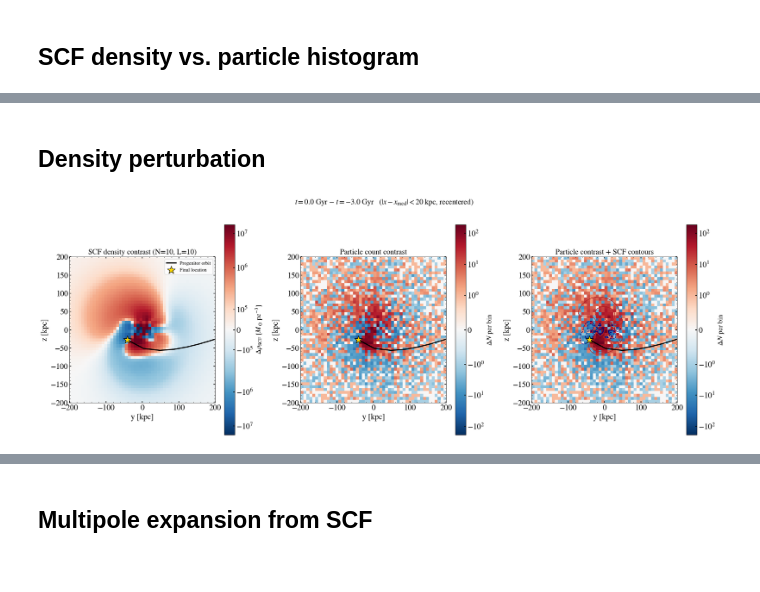
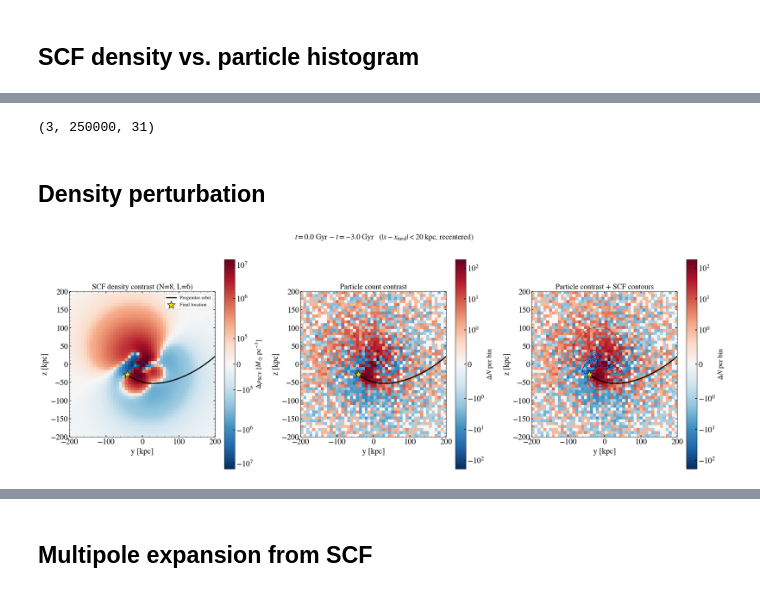
Before and after one commit to mylana-vn/onboarding-exercises, a Jupyter notebook: scf_density.ipynb, the cells around one changed output, grey strips where cells are left out. Drawn from its saved outputs; the diff is of its cells as text; code cells hidden in the pictures.

```diff
--- a/scf_density.ipynb
+++ b/scf_density.ipynb
@@ -20,13 +20,14 @@ plt.rcParams['font.serif'] = 'STIXGeneral'
 plt.rcParams['xtick.minor.visible'] = True
 plt.rcParams['ytick.minor.visible'] = True
 
-# lmc_path_nbody = np.load('/geir_data/scr/gabrielspace/onboarding-exercises/results/fiducial/nbody/snapshots.npz')
+#lmc_path_nbody = np.load('/geir_data/scr/gabrielspace/onboarding-exercises/results/fiducial/nbody/snapshots.npz')
 lmc_path_tp_o = np.load('/geir_data/scr/gabrielspace/onboarding-exercises/results/fiducial/tp_full/snapshots.npz')
 # lmc_halo_pos_nbody = lmc_path_nbody['halo_pos']
 lmc_halo_pos_tp_o = lmc_path_tp_o['halo_pos']
 
 # times = np.load('results/times.npy')
 times = lmc_path_tp_o["times"]
+times_lmc = np.load('results/times_lmc.npy')
 print(times)
 # pos_full = np.load('results/pos_full_plummer.npy')
 pos_full = lmc_halo_pos_tp_o.copy().T
@@ -46,7 +47,6 @@ i_ini = np.argmin(np.abs(times - (-3.0)))
 
 ro, vo = 8., 220.
 
-
 pos_raw = lmc_halo_pos_tp_o[-1]
 pos_raw_ini = lmc_halo_pos_tp_o[0]
 # %% [output]
@@ -183,6 +183,15 @@ Text(0, 0.5, 'z')
 # %%
 from matplotlib.colors import LogNorm
 import astropy.units as u
+
+lmc_path_nbody = np.load('/geir_data/scr/gabrielspace/onboarding-exercises/results/fiducial/nbody/snapshots.npz')
+lmc_pos_nbody = lmc_path_nbody['lmc_pos'] #- center
+
+print(lmc_pos_nbody.shape)
+
+# o_lmc_x = lmc_pos_nbody[:,0]
+# o_lmc_y = lmc_pos_nbody[:,1]
+# o_lmc_z = lmc_pos_nbody[:,2]
 
 o_lmc_x = np.load('results/o_lmc_x_plummer.npy')
 o_lmc_y = np.load('results/o_lmc_y_plummer.npy')
@@ -221,7 +230,8 @@ dens_pos = np.where(dens > 0, dens, np.nan)       # mask negative ringing (rho <
 levels = dmax * np.logspace(-4, -0.2, 8)
 
 # progenitor (satellite) orbit up to t_final, in the same recentered frame
-i_final =np.argmin(np.abs(times - t_final))
+i_final =np.argmin(np.abs(times_lmc - t_final))
+#center_ = np.median(pos_full, axis=1)[:,i_final]
 sy = o_lmc_y[:i_final+1] - center[1]
 sz = o_lmc_z[:i_final+1] - center[2]
 
@@ -268,3 +299,7 @@ plt.show()
+# %%
+pos_full.shape
+# %% [output]
+(3, 250000, 31)
 # %% [markdown]
 ## Density perturbation
 # %%
@@ -275,8 +310,8 @@ import astropy.units as u
 ro = 8.
 
 # ---- SCF settings (see note above): low-L is fast and captures the wake ----
-N_scf, L_scf = 10, 10
-t_init, t_final = -3.0, 0.0
+N_scf, L_scf = 8, 6
+t_init, t_final = -3.0, 0.
 slice_halfwidth = 20.0
 bins = 50
 extent = (-200, 200, -200, 200)
@@ -329,7 +364,7 @@ neg_lv = -pos_lv[::-1]
 
 # progenitor orbit, recentered to the final-snapshot halo median
 med_f = density_center(pos_full[:,:,np.argmin(np.abs(times - t_final))].T, mass)
-i_f = np.argmin(np.abs(times - t_final))
+i_f = np.argmin(np.abs(times_lmc - t_final))
 sy = o_lmc_y[:i_f + 1] - med_f[1]
 sz = o_lmc_z[:i_f + 1] - med_f[2]
 
@@ -341,31 +376,31 @@ def _overlay(ax):
     ax.set_xlabel('y [kpc]', fontsize=18); ax.set_ylabel('z [kpc]', fontsize=18)
     ax.set_aspect('equal')
 
 fig, axes = plt.subplots(1, 3, figsize=(22, 7.5))
 
 im0 = axes[0].imshow(dRho, origin='lower', extent=extent, norm=norm_d, cmap=cmap)
 axes[0].set_title(f'SCF density contrast (N={N_scf}, L={L_scf})', fontsize=17)
 fig.colorbar(im0, ax=axes[0], label=r'$\Delta\rho_{\rm SCF}$ [$M_\odot\,{\rm pc}^{-3}$]')
 _overlay(axes[0]); axes[0].legend(loc='upper right', fontsize=11)
 
 im1 = axes[1].imshow(dH.T, origin='lower', extent=extent, norm=norm_h, cmap=cmap)
 axes[1].set_title('Particle count contrast', fontsize=17)
 fig.colorbar(im1, ax=axes[1], label=r'$\Delta N$ per bin')
 _overlay(axes[1])
 
 im2 = axes[2].imshow(dH.T, origin='lower', extent=extent, norm=norm_h, cmap=cmap)
 axes[2].contour(yc, zc, dRho, levels=pos_lv, colors='firebrick', linewidths=1.3)
 axes[2].contour(yc, zc, dRho, levels=neg_lv, colors='navy', linewidths=1.3,
                 linestyles='--')
 axes[2].set_title('Particle contrast + SCF contours', fontsize=17)
 fig.colorbar(im2, ax=axes[2], label=r'$\Delta N$ per bin')
 _overlay(axes[2])
 
 fig.suptitle(rf'$t={t_final:.1f}$ Gyr $-$ $t={t_init:.1f}$ Gyr   '
              rf'($|x-x_{{\rm med}}|<{slice_halfwidth:.0f}$ kpc, recentered)',
              fontsize=17, y=1.02)
 plt.tight_layout()
 #plt.savefig('02d_scf_density_contrast.png', dpi=200, bbox_inches='tight')
 plt.show()
 # %% [output]
-[figure, old version]
+[figure, new version]
```
Also changed, not shown: parts of 16 cells of this notebook, 5 other files.
